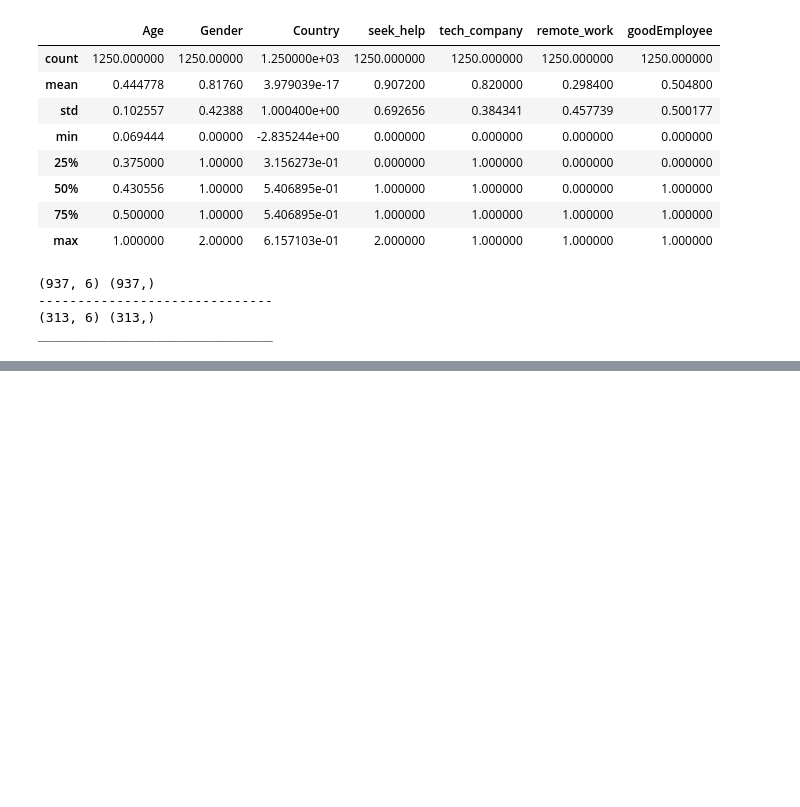
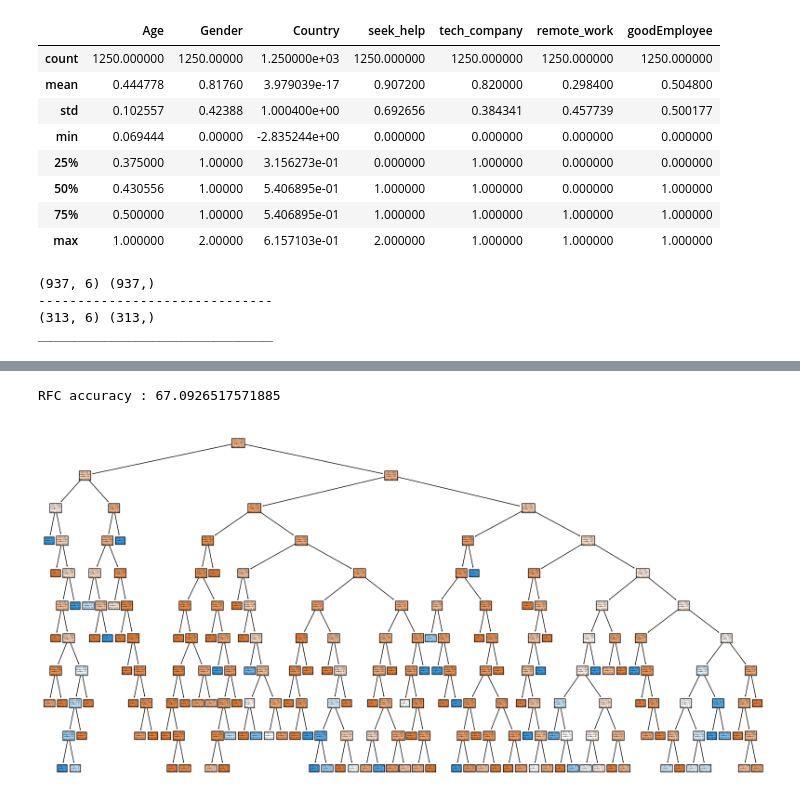
Before and after one commit to RobinJanse/HCAID, a Jupyter notebook: Model/Model_Trainer.ipynb, the cells around one changed output, grey strips where cells are left out. Saved outputs shown, nothing was run; the diff lists cells and outputs as text; code cells hidden in the pictures; blank space fills up the shorter version.

```diff
--- a/Model/Model_Trainer.ipynb
+++ b/Model/Model_Trainer.ipynb
@@ -321,0 +293,20 @@ print(y_pred_ann2[:1])
+# %%
+# Make a model with RandomForest, and optimize it with GridSearchCV
+grid_params = {
+    'n_estimators': [10, 50, 100],
+    'criterion': ['entropy'],
+    'max_depth': [10, 20, 30, 40, 50],
+    'min_samples_split': [2, 5, 10],
+}
+
+gs = GridSearchCV(RFC(),
+    grid_params,
+    verbose=2,
+    cv=5,
+    n_jobs=-1)
+
+gs_results = gs.fit(X_train, y_train)
+
+print('Best score: ', gs_results.best_score_)
+print('Best params: ', gs_results.best_params_)
+print('Best estimator: ', gs_results.best_estimator_)
@@ -321,0 +319,18 @@ print(y_pred_ann2[:1])
+# %%
+# Use the best estimator to predict the test data
+best_model = gs_results.best_estimator_
+y_pred_rfc = best_model.predict(X_test)
+
+print('RFC accuracy :', accuracy_score(y_true=y_test, y_pred=y_pred_rfc)*100)
+# %% [output]
+RFC accuracy : 67.0926517571885
+# %%
+# Show the decision tree
+from sklearn import tree
+import matplotlib.pyplot as plt
+
+plt.figure(figsize=(20, 10))
+tree.plot_tree(best_model.estimators_[0], filled=True)
+plt.show()
+# %% [output]
+[figure, added]
```
Also changed, not shown: parts of 18 cells of this notebook, 5 other files.
